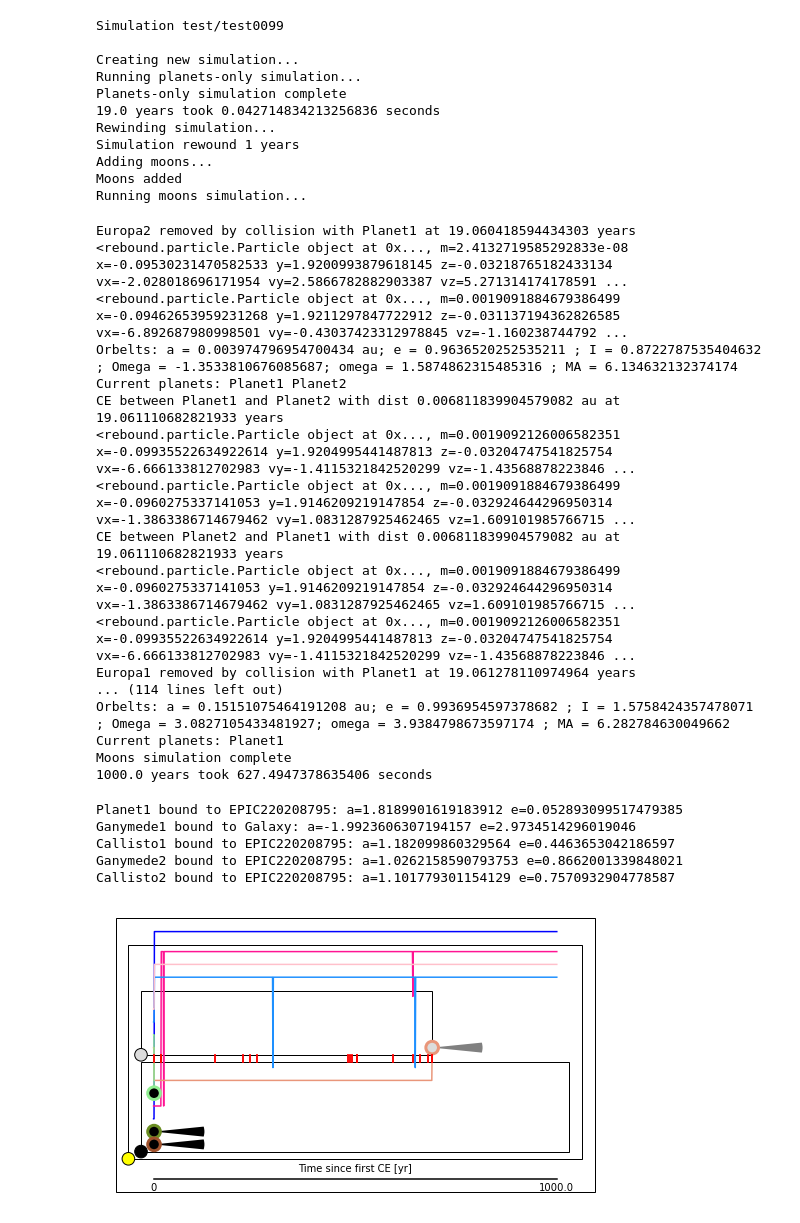
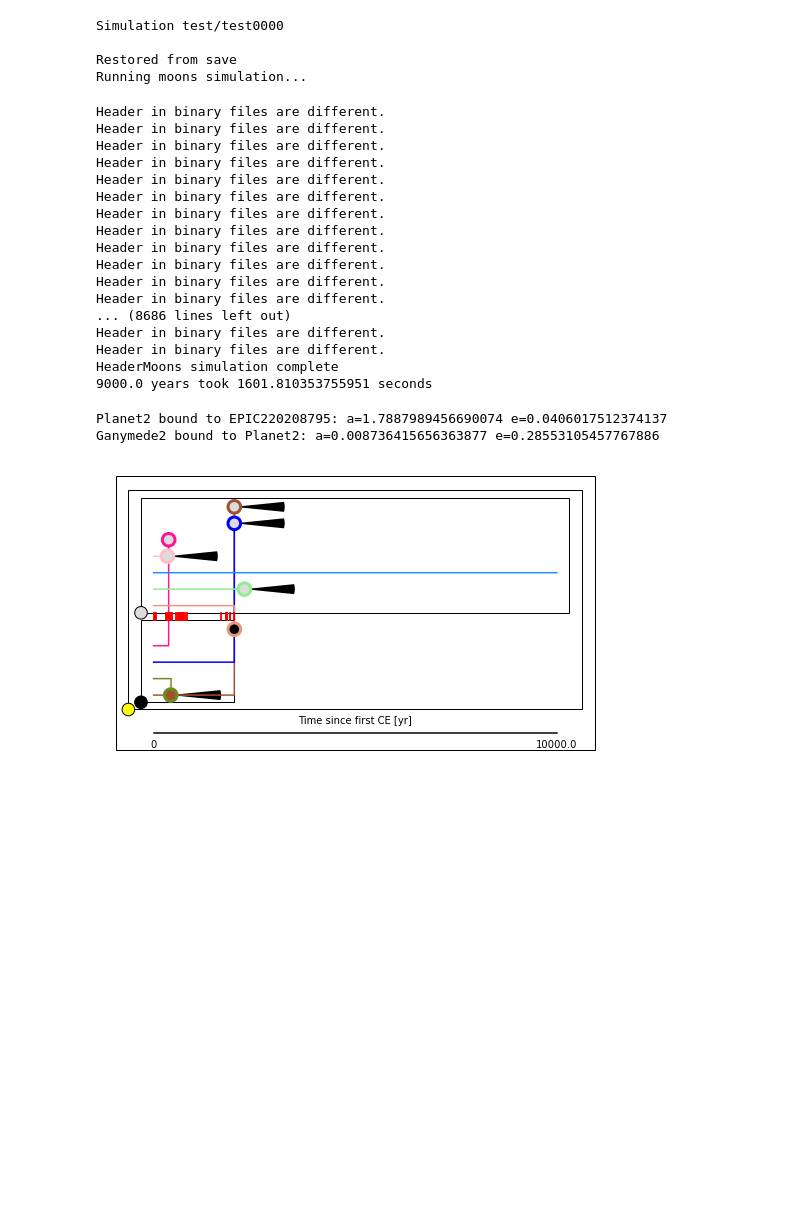
Before and after one commit to AJMustill/moons, a Jupyter notebook: moon_sims.ipynb, the cells around one changed output. Drawn from its saved outputs; the diff is of its cells as text; code cells hidden in the pictures; blank space fills up the shorter version.

```diff
--- a/moon_sims.ipynb
+++ b/moon_sims.ipynb
@@ -12,7 +12,7 @@ import heartbeat
 import globs
 import metasim
 # %%
-def run_sim(filestem='test/test'):
+def run_sim(filestem='test/test',tmoons=1e3):
 
     # global variables
 
@@ -24,7 +24,7 @@ def run_sim(filestem='test/test'):
     #globals.glob_names = []
     globs.glob_is_close = False
 
-    system = metasim.MetaSim(filestem=filestem)
+    system = metasim.MetaSim(filestem=filestem,tmoons=tmoons)
     system.run_planets()
     if globs.glob_is_close:
         system.rewind()
@@ -35,43 +35,34 @@ def run_sim(filestem='test/test'):
 # %%
 #Nsys = 1
 
 #for i in range(Nsys):
 #    run_sim(filestem=f'test/test{i:04d}')
 
-i = 99
-run_sim(filestem=f'test/test{i:04d}')
+i = 0
+tmoons = 1e4
+run_sim(filestem=f'test/test{i:04d}',tmoons=tmoons)
 # %% [output]
-Simulation test/test0099
+Simulation test/test0000
 
-Creating new simulation...
-Running planets-only simulation...
-Planets-only simulation complete
-19.0 years took 0.042714834213256836 seconds
-Rewinding simulation...
-Simulation rewound 1 years
-Adding moons...
-Moons added
+Restored from save
 Running moons simulation...
-Europa2 removed by collision with Planet1 at 19.060418594434303 years
-<rebound.particle.Particle object at 0x..., m=2.4132719585292833e-08 x=-0.09530231470582533 y=1.9200993879618145 z=-0.03218765182433134 vx=-2.028018696171954 vy=2.5866782882903387 vz=5.271314174178591 ...
-<rebound.particle.Particle object at 0x..., m=0.0019091884679386499 x=-0.09462653959231268 y=1.9211297847722912 z=-0.031137194362826585 vx=-6.892687980998501 vy=-0.43037423312978845 vz=-1.160238744792 ...
-Orbelts: a = 0.003974796954700434 au; e = 0.9636520252535211 ; I = 0.8722787535404632 ; Omega = -1.3533810676085687; omega = 1.5874862315485316 ; MA = 6.134632132374174
-Current planets: Planet1 Planet2
-CE between Planet1 and Planet2 with dist 0.006811839904579082 au at 19.061110682821933 years
-<rebound.particle.Particle object at 0x..., m=0.0019092126006582351 x=-0.09935522634922614 y=1.9204995441487813 z=-0.03204747541825754 vx=-6.666133812702983 vy=-1.4115321842520299 vz=-1.43568878223846 ...
-<rebound.particle.Particle object at 0x..., m=0.0019091884679386499 x=-0.0960275337141053 y=1.9146209219147854 z=-0.032924644296950314 vx=-1.3863386714679462 vy=1.0831287925462465 vz=1.609101985766715 ...
-CE between Planet2 and Planet1 with dist 0.006811839904579082 au at 19.061110682821933 years
-<rebound.particle.Particle object at 0x..., m=0.0019091884679386499 x=-0.0960275337141053 y=1.9146209219147854 z=-0.032924644296950314 vx=-1.3863386714679462 vy=1.0831287925462465 vz=1.609101985766715 ...
-<rebound.particle.Particle object at 0x..., m=0.0019092126006582351 x=-0.09935522634922614 y=1.9204995441487813 z=-0.03204747541825754 vx=-6.666133812702983 vy=-1.4115321842520299 vz=-1.43568878223846 ...
-Europa1 removed by collision with Planet1 at 19.061278110974964 years
-... (114 lines left out)
-Orbelts: a = 0.15151075464191208 au; e = 0.9936954597378682 ; I = 1.5758424357478071 ; Omega = 3.0827105433481927; omega = 3.9384798673597174 ; MA = 6.282784630049662
-Current planets: Planet1
-Moons simulation complete
-1000.0 years took 627.4947378635406 seconds
+Header in binary files are different.
+Header in binary files are different.
+Header in binary files are different.
+Header in binary files are different.
+Header in binary files are different.
+Header in binary files are different.
+Header in binary files are different.
+Header in binary files are different.
+Header in binary files are different.
+Header in binary files are different.
+Header in binary files are different.
+Header in binary files are different.
+... (8686 lines left out)
+Header in binary files are different.
+Header in binary files are different.
+HeaderMoons simulation complete
+9000.0 years took 1601.810353755951 seconds
-Planet1 bound to EPIC220208795: a=1.8189901619183912 e=0.052893099517479385
-Ganymede1 bound to Galaxy: a=-1.9923606307194157 e=2.9734514296019046
-Callisto1 bound to EPIC220208795: a=1.182099860329564 e=0.4463653042186597
-Ganymede2 bound to EPIC220208795: a=1.0262158590793753 e=0.8662001339848021
-Callisto2 bound to EPIC220208795: a=1.101779301154129 e=0.7570932904778587
+Planet2 bound to EPIC220208795: a=1.7887989456690074 e=0.0406017512374137
+Ganymede2 bound to Planet2: a=0.008736415656363877 e=0.28553105457767886
-[figure, old version]
+[figure, new version]
```
Also changed, not shown: 1 other file.
